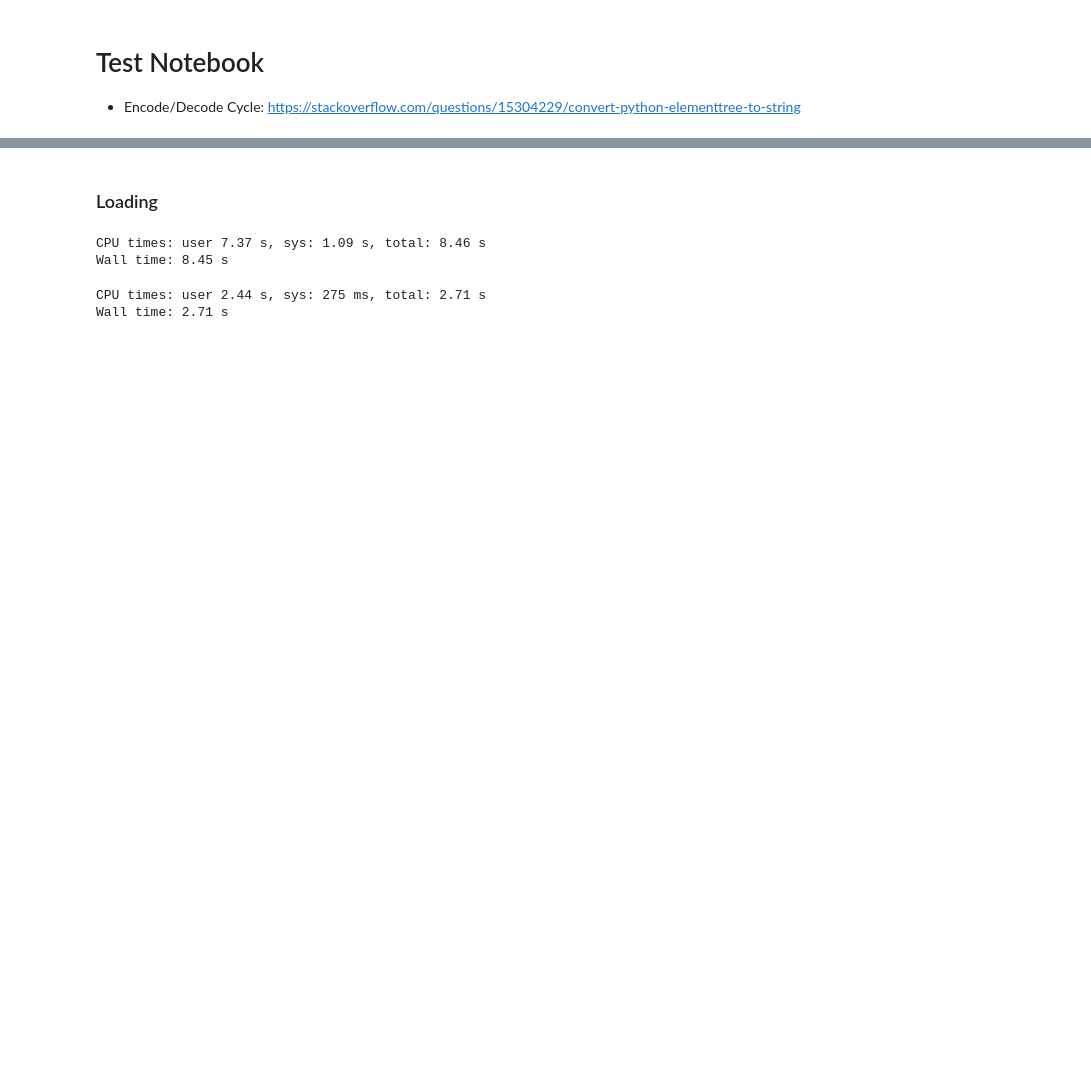
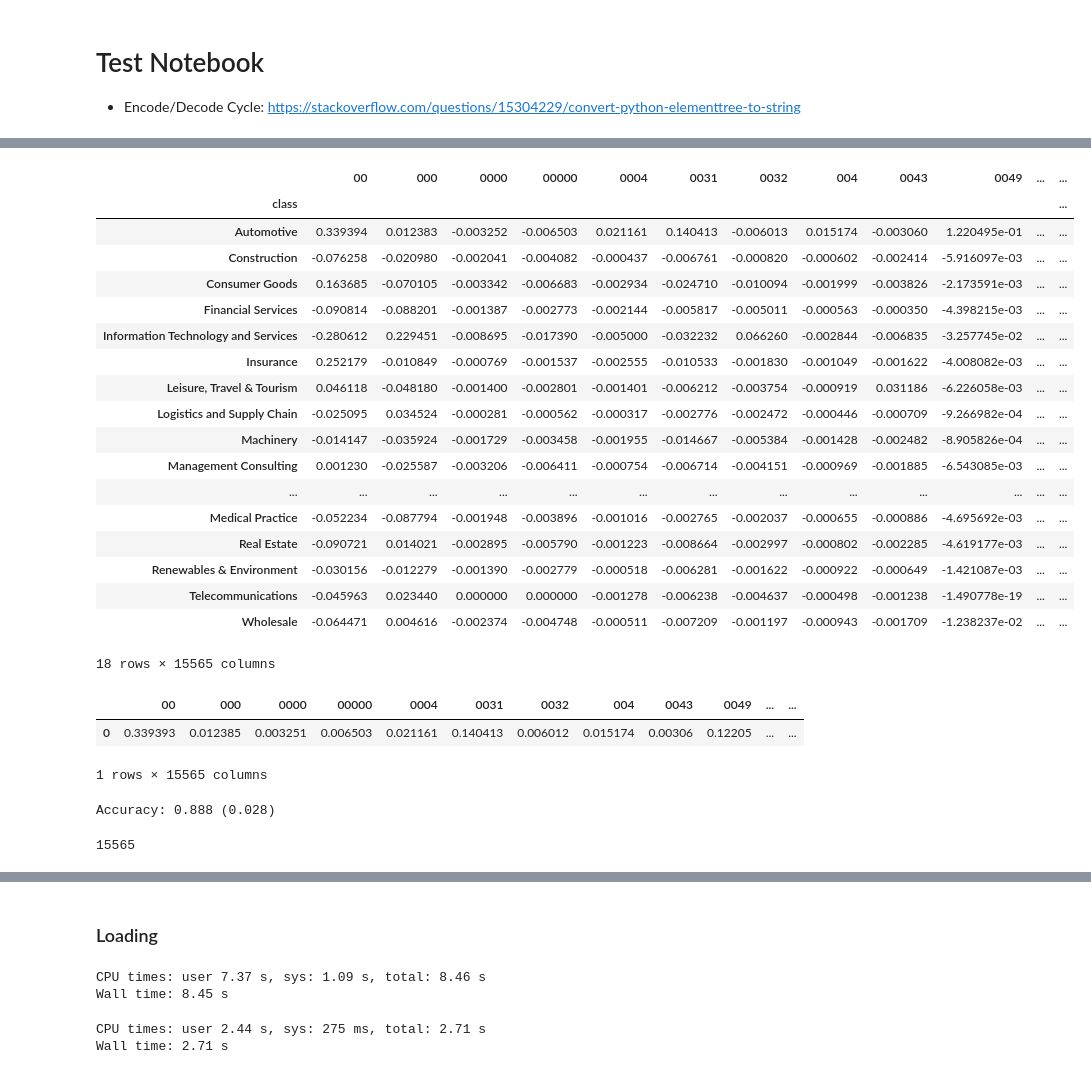
Before and after one commit to realjanpaulus/industryhtml, a Jupyter notebook: notebooks/test.ipynb, the cells around one changed output, grey strips where cells are left out. Saved outputs shown, nothing was run; the diff lists cells and outputs as text; code cells hidden in the pictures; blank space fills up the shorter version.

```diff
--- a/notebooks/test.ipynb
+++ b/notebooks/test.ipynb
@@ -22,0 +25,2 @@ from app.utils import (clean_boilerplate,
+# %%
+df = pd.read_csv("../results/coefs.csv", index_col="class")
@@ -22,0 +34,52 @@ from app.utils import (clean_boilerplate,
+# %%
+df
+# %% [output]
+|  | 00 | 000 | 0000 | 00000 | 0004 | 0031 | 0032 | 004 | 0043 | 0049 | ... | ... |
+| class |  |  |  |  |  |  |  |  |  |  |  | ... |
+| Automotive | 0.339394 | 0.012383 | -0.003252 | -0.006503 | 0.021161 | 0.140413 | -0.006013 | 0.015174 | -0.003060 | 1.220495e-01 | ... | ... |
+| Construction | -0.076258 | -0.020980 | -0.002041 | -0.004082 | -0.000437 | -0.006761 | -0.000820 | -0.000602 | -0.002414 | -5.916097e-03 | ... | ... |
+| Consumer Goods | 0.163685 | -0.070105 | -0.003342 | -0.006683 | -0.002934 | -0.024710 | -0.010094 | -0.001999 | -0.003826 | -2.173591e-03 | ... | ... |
+| Financial Services | -0.090814 | -0.088201 | -0.001387 | -0.002773 | -0.002144 | -0.005817 | -0.005011 | -0.000563 | -0.000350 | -4.398215e-03 | ... | ... |
+| Information Technology and Services | -0.280612 | 0.229451 | -0.008695 | -0.017390 | -0.005000 | -0.032232 | 0.066260 | -0.002844 | -0.006835 | -3.257745e-02 | ... | ... |
+| Insurance | 0.252179 | -0.010849 | -0.000769 | -0.001537 | -0.002555 | -0.010533 | -0.001830 | -0.001049 | -0.001622 | -4.008082e-03 | ... | ... |
+| Leisure, Travel & Tourism | 0.046118 | -0.048180 | -0.001400 | -0.002801 | -0.001401 | -0.006212 | -0.003754 | -0.000919 | 0.031186 | -6.226058e-03 | ... | ... |
+| Logistics and Supply Chain | -0.025095 | 0.034524 | -0.000281 | -0.000562 | -0.000317 | -0.002776 | -0.002472 | -0.000446 | -0.000709 | -9.266982e-04 | ... | ... |
+| Machinery | -0.014147 | -0.035924 | -0.001729 | -0.003458 | -0.001955 | -0.014667 | -0.005384 | -0.001428 | -0.002482 | -8.905826e-04 | ... | ... |
+| Management Consulting | 0.001230 | -0.025587 | -0.003206 | -0.006411 | -0.000754 | -0.006714 | -0.004151 | -0.000969 | -0.001885 | -6.543085e-03 | ... | ... |
+| ... | ... | ... | ... | ... | ... | ... | ... | ... | ... | ... | ... | ... |
+| Medical Practice | -0.052234 | -0.087794 | -0.001948 | -0.003896 | -0.001016 | -0.002765 | -0.002037 | -0.000655 | -0.000886 | -4.695692e-03 | ... | ... |
+| Real Estate | -0.090721 | 0.014021 | -0.002895 | -0.005790 | -0.001223 | -0.008664 | -0.002997 | -0.000802 | -0.002285 | -4.619177e-03 | ... | ... |
+| Renewables & Environment | -0.030156 | -0.012279 | -0.001390 | -0.002779 | -0.000518 | -0.006281 | -0.001622 | -0.000922 | -0.000649 | -1.421087e-03 | ... | ... |
+| Telecommunications | -0.045963 | 0.023440 | 0.000000 | 0.000000 | -0.001278 | -0.006238 | -0.004637 | -0.000498 | -0.001238 | -1.490778e-19 | ... | ... |
+| Wholesale | -0.064471 | 0.004616 | -0.002374 | -0.004748 | -0.000511 | -0.007209 | -0.001197 | -0.000943 | -0.001709 | -1.238237e-02 | ... | ... |
+18 rows × 15565 columns
+# %%
+df.abs().head(1)
+# %% [output]
+|  | 00 | 000 | 0000 | 00000 | 0004 | 0031 | 0032 | 004 | 0043 | 0049 | ... | ... |
+| 0 | 0.339393 | 0.012385 | 0.003251 | 0.006503 | 0.021161 | 0.140413 | 0.006012 | 0.015174 | 0.00306 | 0.12205 | ... | ... |
+1 rows × 15565 columns
+# %%
+
+# automatically select the number of features for RFE
+from numpy import mean
+from numpy import std
+from sklearn.datasets import make_classification
+from sklearn.model_selection import cross_val_score
+from sklearn.model_selection import RepeatedStratifiedKFold
+from sklearn.feature_selection import RFECV
+from sklearn.tree import DecisionTreeClassifier
+from sklearn.pipeline import Pipeline
+# define dataset
+X, y = make_classification(n_samples=1000, n_features=10, n_informative=5, n_redundant=5, random_state=1)
+# create pipeline
+rfe = RFECV(estimator=DecisionTreeClassifier())
+model = DecisionTreeClassifier()
+pipeline = Pipeline(steps=[('s',rfe),('m',model)])
+# evaluate model
+cv = RepeatedStratifiedKFold(n_splits=10, n_repeats=3, random_state=1)
+n_scores = cross_val_score(pipeline, X, y, scoring='accuracy', cv=cv, n_jobs=-1, error_score='raise')
+# report performance
+print('Accuracy: %.3f (%.3f)' % (mean(n_scores), std(n_scores)))
+# %% [output]
+Accuracy: 0.888 (0.028)
@@ -22,0 +117,4 @@ from app.utils import (clean_boilerplate,
+# %%
+len(vectorizer.vocabulary_)
+# %% [output]
+15565
```
Also changed, not shown: parts of 22 cells of this notebook, 3 other files.
